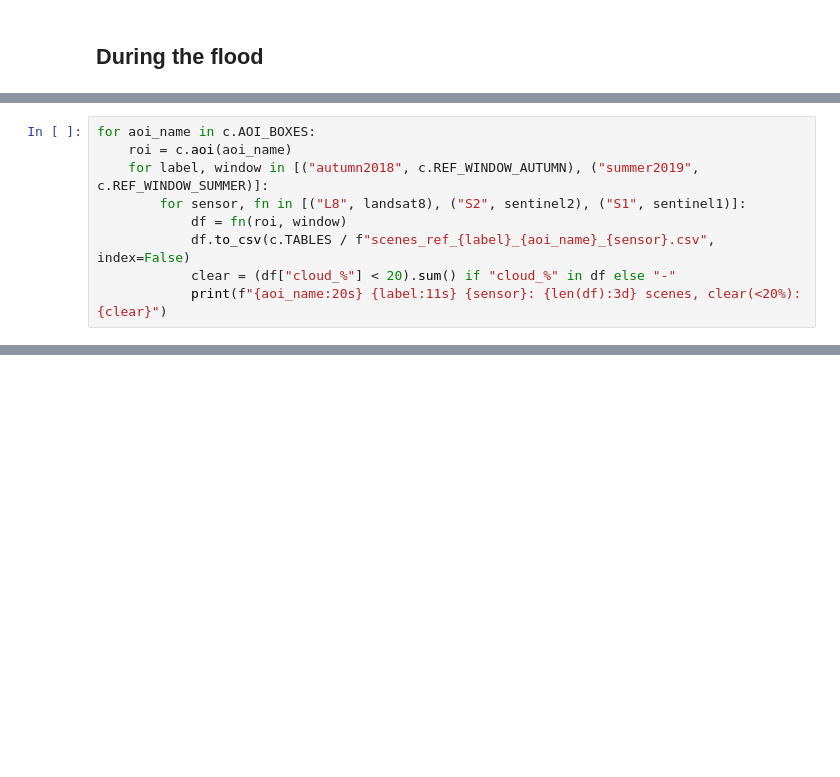
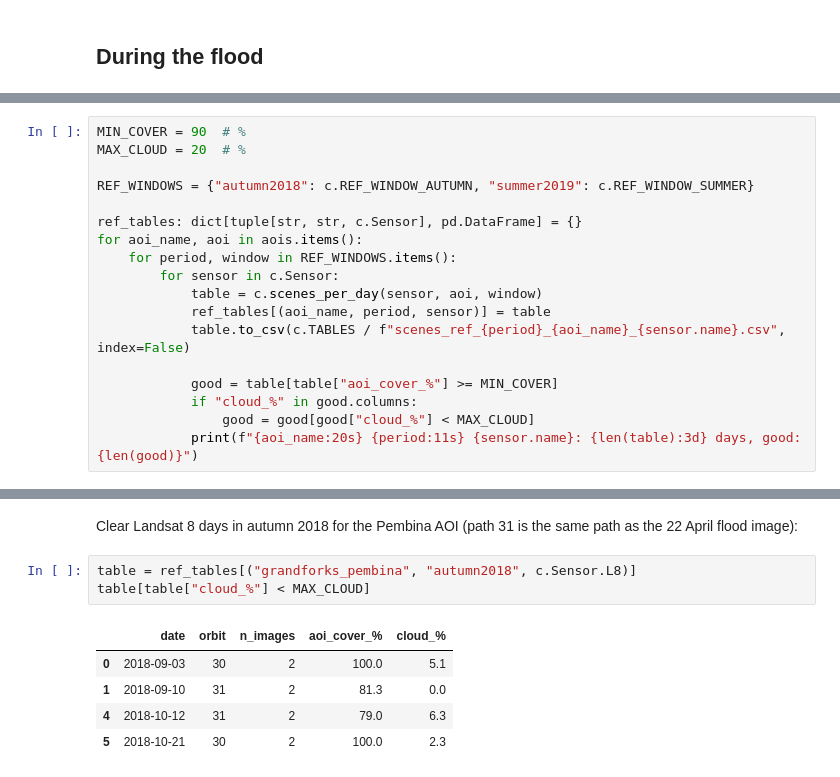
Before and after one commit to 0-Seby/earth-observation, a Jupyter notebook: notebooks/01_scene_availability.ipynb, the cells around one changed output, grey strips where cells are left out. Drawn from its saved outputs; the diff is of its cells as text; blank space fills up the shorter version.

```diff
--- a/notebooks/01_scene_availability.ipynb
+++ b/notebooks/01_scene_availability.ipynb
@@ -90,9 +99,0 @@ tables[("grandforks_pembina", "S1")]
-# %%
-for aoi_name in c.AOI_BOXES:
-    roi = c.aoi(aoi_name)
-    for label, window in [("autumn2018", c.REF_WINDOW_AUTUMN), ("summer2019", c.REF_WINDOW_SUMMER)]:
-        for sensor, fn in [("L8", landsat8), ("S2", sentinel2), ("S1", sentinel1)]:
-            df = fn(roi, window)
-            df.to_csv(c.TABLES / f"scenes_ref_{label}_{aoi_name}_{sensor}.csv", index=False)
-            clear = (df["cloud_%"] < 20).sum() if "cloud_%" in df else "-"
-            print(f"{aoi_name:20s} {label:11s} {sensor}: {len(df):3d} scenes, clear(<20%): {clear}")
@@ -114,0 +103,18 @@ grandforks_pembina   summer2019  S1:  30 scenes, clear(<20%): -
+# %%
+MIN_COVER = 90  # %
+MAX_CLOUD = 20  # %
+
+REF_WINDOWS = {"autumn2018": c.REF_WINDOW_AUTUMN, "summer2019": c.REF_WINDOW_SUMMER}
+
+ref_tables: dict[tuple[str, str, c.Sensor], pd.DataFrame] = {}
+for aoi_name, aoi in aois.items():
+    for period, window in REF_WINDOWS.items():
+        for sensor in c.Sensor:
+            table = c.scenes_per_day(sensor, aoi, window)
+            ref_tables[(aoi_name, period, sensor)] = table
+            table.to_csv(c.TABLES / f"scenes_ref_{period}_{aoi_name}_{sensor.name}.csv", index=False)
+
+            good = table[table["aoi_cover_%"] >= MIN_COVER]
+            if "cloud_%" in good.columns:
+                good = good[good["cloud_%"] < MAX_CLOUD]
+            print(f"{aoi_name:20s} {period:11s} {sensor.name}: {len(table):3d} days, good: {len(good)}")
@@ -114,0 +134,11 @@ grandforks_pembina   summer2019  S1:  30 scenes, clear(<20%): -
+# %% [markdown]
+Clear Landsat 8 days in autumn 2018 for the Pembina AOI (path 31 is the same path as the 22 April flood image):
+# %%
+table = ref_tables[("grandforks_pembina", "autumn2018", c.Sensor.L8)]
+table[table["cloud_%"] < MAX_CLOUD]
+# %% [output]
+|  | date | orbit | n_images | aoi_cover_% | cloud_% |
+| 0 | 2018-09-03 | 30 | 2 | 100.0 | 5.1 |
+| 1 | 2018-09-10 | 31 | 2 | 81.3 | 0.0 |
+| 4 | 2018-10-12 | 31 | 2 | 79.0 | 6.3 |
+| 5 | 2018-10-21 | 30 | 2 | 100.0 | 2.3 |
```
Also changed, not shown: parts of 22 cells of this notebook, 23 other files.
